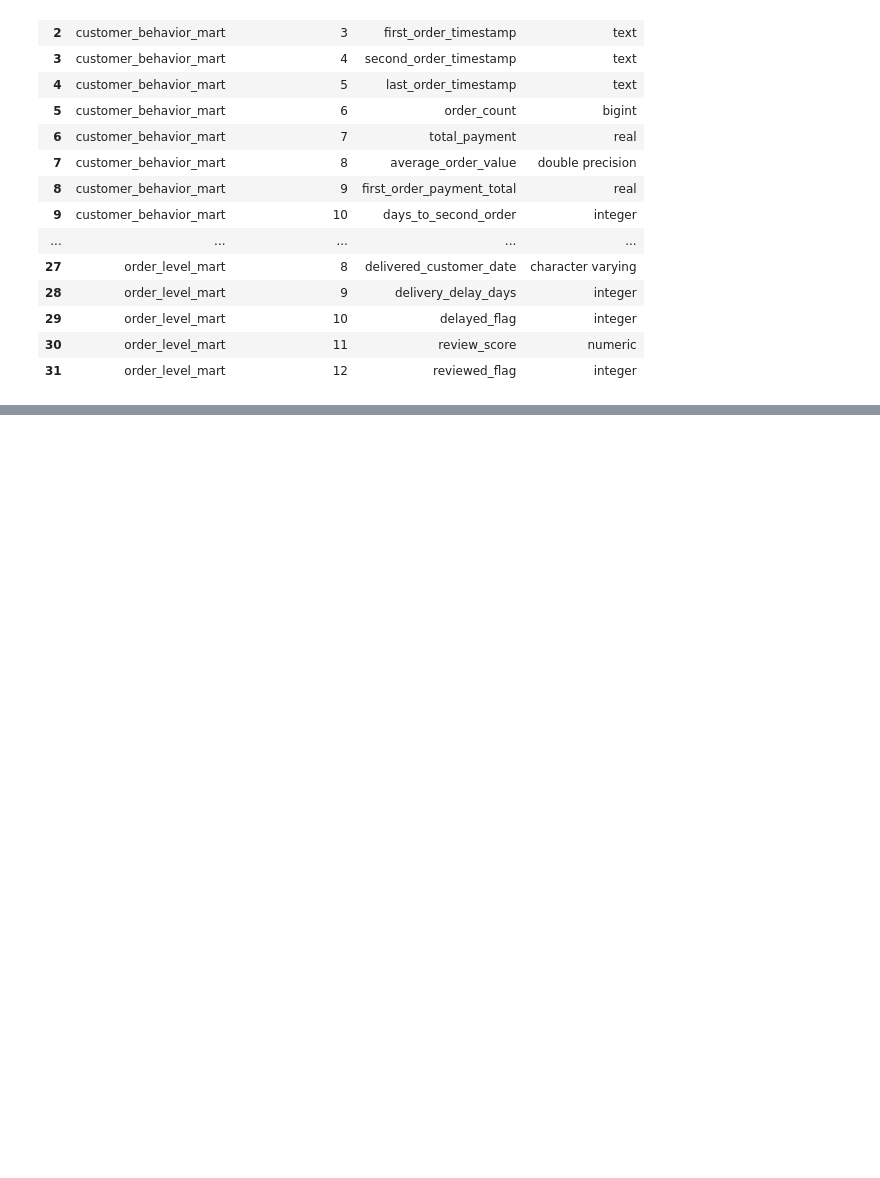
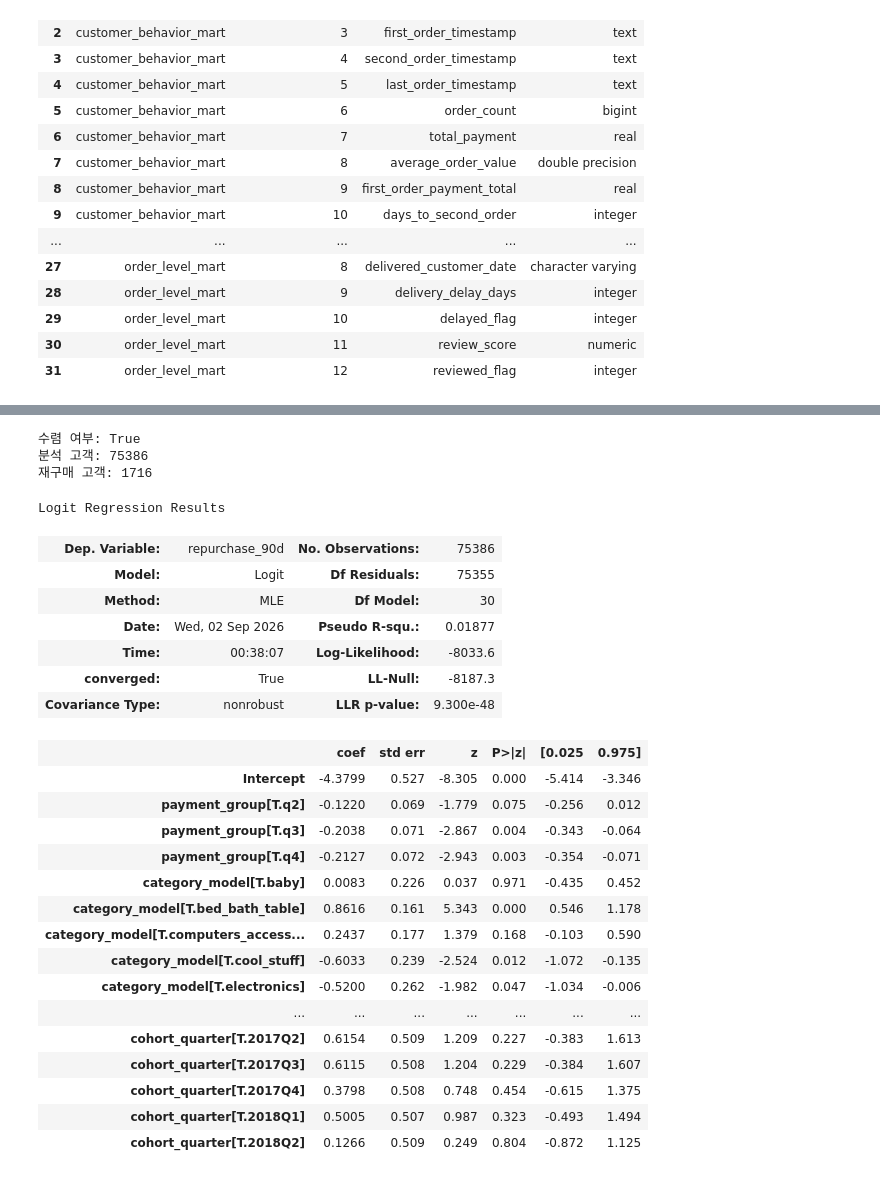
Before and after one commit to luttulub/E-commerce_Product_Business_Analytics_Portfolio, a Jupyter notebook: notebooks/01_repurchase_driver_validation.ipynb, the cells around one changed output, grey strips where cells are left out. Drawn from its saved outputs; the diff is of its cells as text; code cells hidden in the pictures; blank space fills up the shorter version.

```diff
--- a/notebooks/01_repurchase_driver_validation.ipynb
+++ b/notebooks/01_repurchase_driver_validation.ipynb
@@ -168,0 +369,46 @@ retention_base.head()
+# %%
+# cohort를 분기 단위로 단순화
+import statsmodels.formula.api as smf
+
+model_base['payment_group'] = pd.Categorical(model_base['payment_group'], categories=['q1', 'q2', 'q3', 'q4'])
+model_base['cohort_quarter'] = pd.to_datetime(model_base['cohort_month']).dt.to_period('Q').astype(str)
+
+reg_base = model_base[['repurchase_90d', 'payment_group', 'category_model', 'cohort_quarter']].dropna().copy()
+
+retention_model = smf.logit('repurchase_90d ~ payment_group + category_model + cohort_quarter', data=reg_base).fit(maxiter=200, disp=False)
+
+print('수렴 여부:', retention_model.mle_retvals['converged'])
+print('분석 고객:', len(reg_base))
+print('재구매 고객:', int(reg_base['repurchase_90d'].sum()))
+# %% [output]
+수렴 여부: True
+분석 고객: 75386
+재구매 고객: 1716
+# %%
+# 전체 회귀 결과 확인
+retention_model.summary()
+# %% [output]
+Logit Regression Results
+| Dep. Variable: | repurchase_90d | No. Observations: | 75386 |
+| Model: | Logit | Df Residuals: | 75355 |
+| Method: | MLE | Df Model: | 30 |
+| Date: | Wed, 02 Sep 2026 | Pseudo R-squ.: | 0.01877 |
+| Time: | 00:38:07 | Log-Likelihood: | -8033.6 |
+| converged: | True | LL-Null: | -8187.3 |
+| Covariance Type: | nonrobust | LLR p-value: | 9.300e-48 |
+|  | coef | std err | z | P>|z| | [0.025 | 0.975] |
+| Intercept | -4.3799 | 0.527 | -8.305 | 0.000 | -5.414 | -3.346 |
+| payment_group[T.q2] | -0.1220 | 0.069 | -1.779 | 0.075 | -0.256 | 0.012 |
+| payment_group[T.q3] | -0.2038 | 0.071 | -2.867 | 0.004 | -0.343 | -0.064 |
+| payment_group[T.q4] | -0.2127 | 0.072 | -2.943 | 0.003 | -0.354 | -0.071 |
+| category_model[T.baby] | 0.0083 | 0.226 | 0.037 | 0.971 | -0.435 | 0.452 |
+| category_model[T.bed_bath_table] | 0.8616 | 0.161 | 5.343 | 0.000 | 0.546 | 1.178 |
+| category_model[T.computers_access... | 0.2437 | 0.177 | 1.379 | 0.168 | -0.103 | 0.590 |
+| category_model[T.cool_stuff] | -0.6033 | 0.239 | -2.524 | 0.012 | -1.072 | -0.135 |
+| category_model[T.electronics] | -0.5200 | 0.262 | -1.982 | 0.047 | -1.034 | -0.006 |
+| ... | ... | ... | ... | ... | ... | ... |
+| cohort_quarter[T.2017Q2] | 0.6154 | 0.509 | 1.209 | 0.227 | -0.383 | 1.613 |
+| cohort_quarter[T.2017Q3] | 0.6115 | 0.508 | 1.204 | 0.229 | -0.384 | 1.607 |
+| cohort_quarter[T.2017Q4] | 0.3798 | 0.508 | 0.748 | 0.454 | -0.615 | 1.375 |
+| cohort_quarter[T.2018Q1] | 0.5005 | 0.507 | 0.987 | 0.323 | -0.493 | 1.494 |
+| cohort_quarter[T.2018Q2] | 0.1266 | 0.509 | 0.249 | 0.804 | -0.872 | 1.125 |
```
Also changed, not shown: parts of 28 cells of this notebook, 1 other file.
